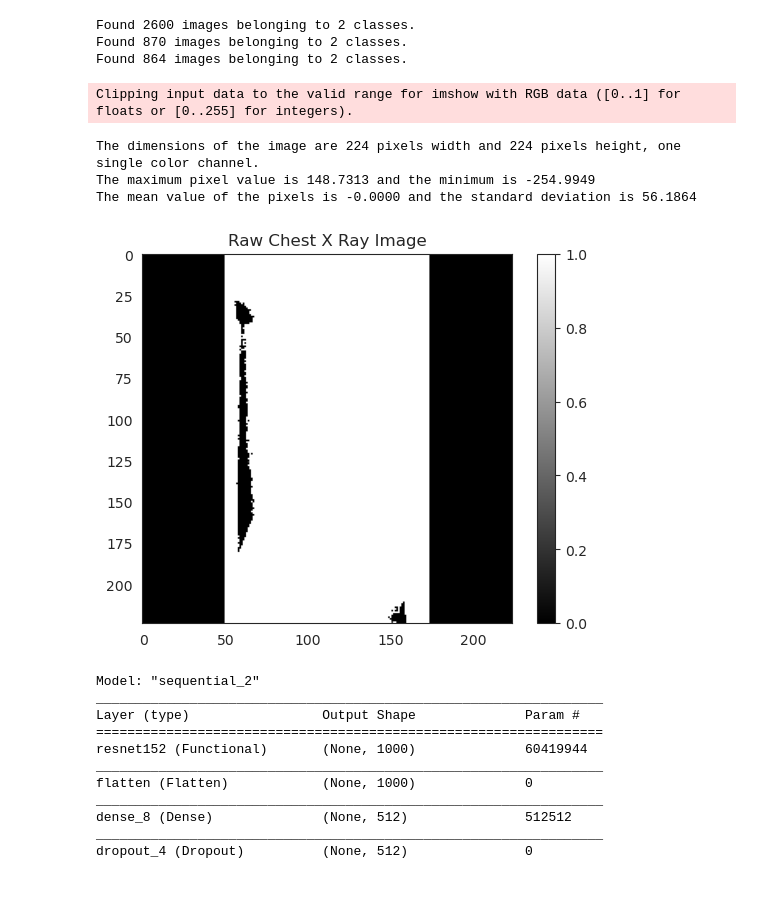
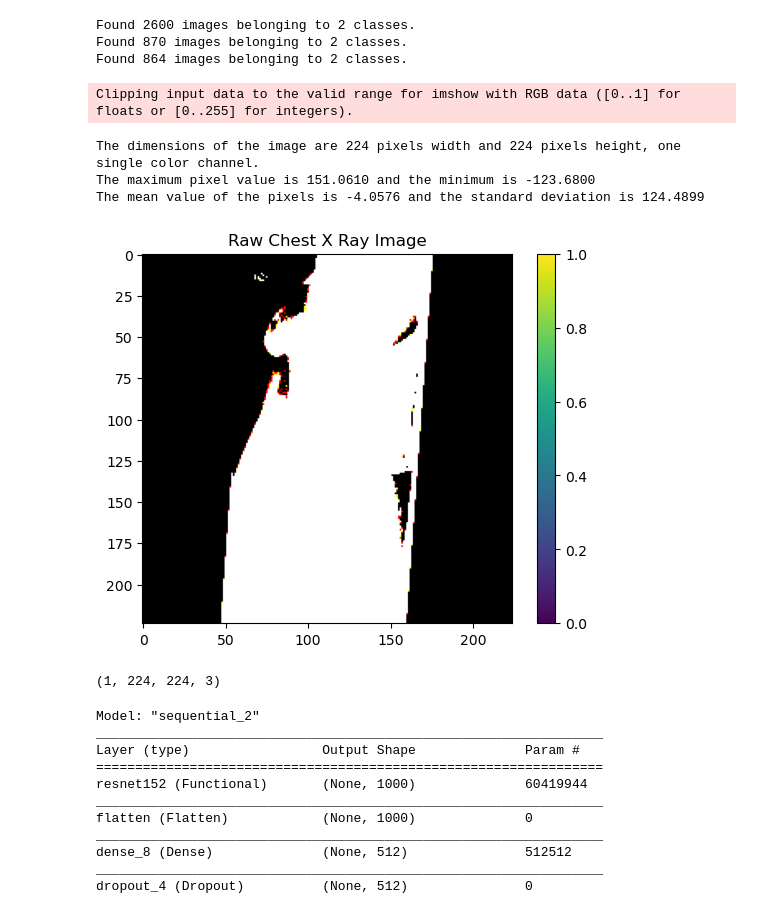
Before and after one commit to chayansraj/Vision-Transformer-Research, a Jupyter notebook: resnet.ipynb, the cells around one changed output. Cells and saved outputs as stored; diff of their text form; code cells hidden in the pictures.

```diff
--- a/resnet.ipynb
+++ b/resnet.ipynb
@@ -50,14 +52,14 @@ coreClock: 1.755GHz coreCount: 38 deviceMemorySize: 7.79GiB deviceMemoryBandwidt
 # %%
 datagenerator = ImageDataGenerator(
-    #preprocessing_function=preprocess_input,
-    #horizontal_flip=True,
-    #rotation_range=20,
-    #vertical_flip=True,
+    preprocessing_function=preprocess_input,
+    horizontal_flip=True,
+    rotation_range=20,
+    vertical_flip=True,
     #width_shift_range=0.1,
     #featurewise_center=True,
-    samplewise_center=True,
+    #samplewise_center=True,
     #samplewise_std_normalization=True,
-    #brightness_range=[0.90,1.25],
+    brightness_range=[0.90,1.25],
     #fill_mode='nearest'
 )
 # %%
@@ -87,20 +89,25 @@ Found 870 images belonging to 2 classes.
 Found 864 images belonging to 2 classes.
 # %%
 #sns.set_style('white')
-generated_image, label = train_data.__getitem__(3)
-plt.imshow(generated_image[0], cmap='gray')
+generated_image, label = val_data.__getitem__(0)
+plt.imshow(generated_image[0])
+
 plt.colorbar()
 plt.title('Raw Chest X Ray Image')
 
 print(f"The dimensions of the image are {generated_image.shape[1]} pixels width and {generated_image.shape[2]} pixels height, one single color channel.")
 print(f"The maximum pixel value is {generated_image.max():.4f} and the minimum is {generated_image.min():.4f}")
 print(f"The mean value of the pixels is {generated_image.mean():.4f} and the standard deviation is {generated_image.std():.4f}")
 # %% [output]
 Clipping input data to the valid range for imshow with RGB data ([0..1] for floats or [0..255] for integers).
 The dimensions of the image are 224 pixels width and 224 pixels height, one single color channel.
-The maximum pixel value is 148.7313 and the minimum is -254.9949
-The mean value of the pixels is -0.0000 and the standard deviation is 56.1864
+The maximum pixel value is 151.0610 and the minimum is -123.6800
+The mean value of the pixels is -4.0576 and the standard deviation is 124.4899
-[figure, old version]
+[figure, new version]
+# %%
+generated_image.shape
+# %% [output]
+(1, 224, 224, 3)
 # %%
 pre_trained_model_resnet152 = ResNet152(input_shape=(224,224,3),
                                 include_top=False,
```
Also changed, not shown: parts of 2 cells of this notebook.
